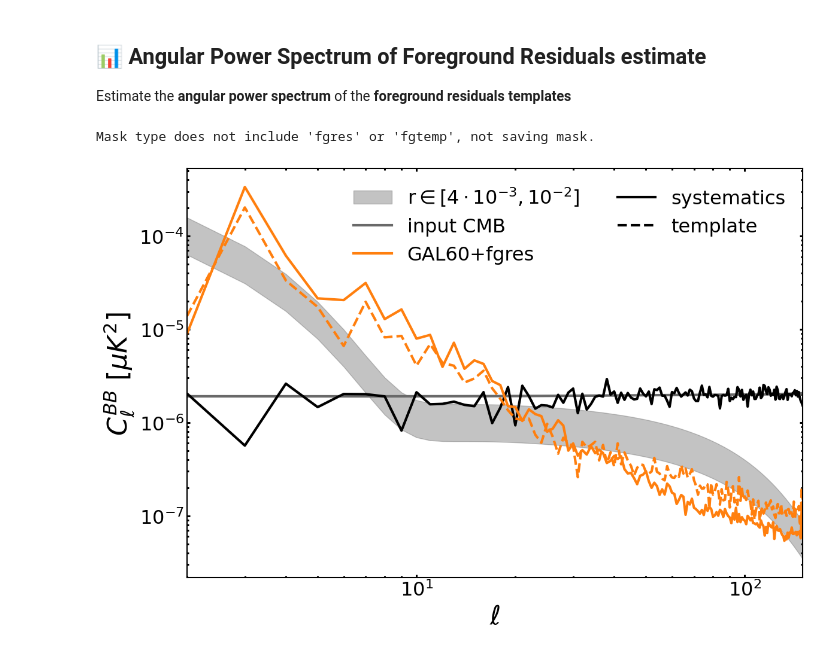
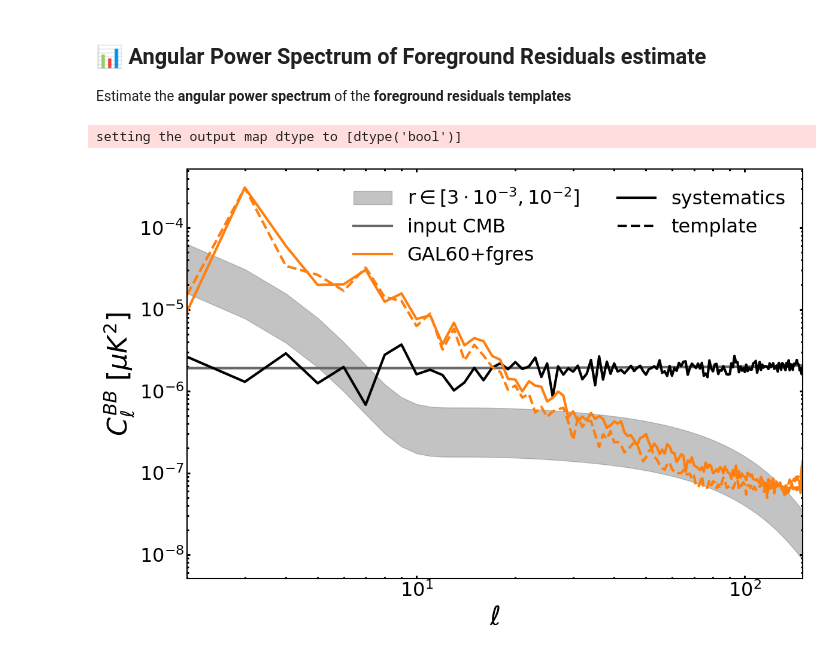
Before and after one commit to alecarones/broom, a Jupyter notebook: tutorials/tutorial_spectra.ipynb, the cells around one changed output. Saved outputs shown, nothing was run; the diff lists cells and outputs as text; code cells hidden in the pictures.

```diff
--- a/tutorials/tutorial_spectra.ipynb
+++ b/tutorials/tutorial_spectra.ipynb
@@ -267,19 +443,3 @@ Shape of each attribute is (1, 4, 1, 149)
-# %%
-# Let's import and bin the theoretical power spectrum
-b_bin = nmt.NmtBin.from_lmax_linear(config.lmax, nlb=config.delta_ell, is_Dell=config.return_Dell)
-ell = np.arange(config.lmax+1)
-
-field = 2 # we asked for BB spectrum
-
-cls_r0 = hp.read_cl(root_path + '/utils/Cls_Planck2018_lensed_r0.fits')
-cls_r0 = cls_r0[field,:config.lmax+1]
-cls_r0 = b_bin.bin_cell(cls_r0)
-
-cls_r1 = hp.fitsfunc.read_cl(root_path + '/utils/Cls_Planck2018_tensor_r1.fits')
-cls_r1_BB = cls_r1[2,:config.lmax+1]
-cls_r1_BB = b_bin.bin_cell(cls_r1_BB)
-
-ell_bin = b_bin.get_effective_ells()
 # %%
 field=0
 bmin=0
@@ -345,16 +505,16 @@ Shape of loaded outputs is (4, 149)
 Estimate the **angular power spectrum** of the **foreground residuals templates**
 # %%
 # If you want to compute also the power spectrum of fgd residuals template
-# They should be added in 'components_for_cls'
+# They should be added in 'components_for_cls' and load them from disk as other components
 
 config_cls_run = {
     'compute_spectra': [{
-    'path_method': "ilc_needlet_bias0.001/mexican_B1.3_j0j13_j14j16_j17j18_j19j39",
+    'path_method': "ilc_needlet_bias0.001/mexican_B1.3_j0j13_j14j16_j17j18_j19j39/cmb_reconstruction",
     'components_for_cls': ["output_total", "noise_residuals", "fgds_residuals", "output_cmb",
-    "fgres_templates/gilc_needlet_bias0.15_m+1_nls1-2_mexican_B1.3_j0j13_j14j16_j17j39",
-    "fgres_templates_noise/gilc_needlet_bias0.15_m+1_nls1-2_mexican_B1.3_j0j13_j14j16_j17j39"],
+    "fgres_templates/gilc_needlet_bias0.1_nuis_cmb+noise_mexican_B1.3_j0j9_j10j13_j14j16_j17j39",
+    "fgres_templates_noise/gilc_needlet_bias0.1_nuis_cmb+noise_mexican_B1.3_j0j9_j10j13_j14j16_j17j39"],
     'mask_type': "GAL60",'mask_path':"",'field_out': 'EB','apodize_mask': None, #"C1",
-    'smooth_mask': 0., 'smooth_tracer': 3., 'fsky': 0.5, 'nmt_purify_B': True,'nmt_purify_E': False,
+    'apodize_scale': 0., 'smooth_tracer': 3., 'fsky': 0.5, 'nmt_purify_B': True,'nmt_purify_E': False,
     'fgres_temp_for_masking': ''
     },
     ]}
@@ -364,7 +524,7 @@ config._store_passed_settings()   # refresh all dependent attributes
 
 cls_out = _compute_spectra(config)
 # %% [output]
-Mask type does not include 'fgres' or 'fgtemp', not saving mask.
+setting the output map dtype to [dtype('bool')]
 # %%
 field=0
 bmin=0
@@ -374,35 +534,35 @@ plt.xlabel("$\ell$", fontsize=32)
 plt.ylabel("$C_{\ell}^{BB}\ [\mu K^{2}]$", fontsize=32)
 
 # plt.ylim(1e-9, 5e-3)
 plt.xlim(config.lmin,config.lmax)
 
-plt.fill_between(ell_bin,0.004*cls_r1_BB,0.01*cls_r1_BB,color='dimgrey',alpha=0.4,label=r'r$\in [4\cdot 10^{-3},10^{-2}]$')
-
 cols=['C1','C3','C2','C4','C5','C6']
 labs=['GAL60+fgres', 'GAL60', 'GAL40', 'GAL60+fgtemp^3']
-p=plt.plot(ell_bin, cls_r0,linewidth=3.,label='input CMB',color='dimgrey')
+plt.fill_between(ell_bin,0.001*cls_r1_BB,0.004*cls_r1_BB,color='dimgrey',alpha=0.4,label=r'r$\in [3\cdot 10^{-3},10^{-2}]$')
+
+p=plt.plot(ell_bin, cls_in_BB,linewidth=3.,label='input CMB',color='dimgrey')
 p=plt.plot(ell_bin[bmin:], np.mean(cls_out.output_cmb[:,0,field,bmin:],axis=0),linewidth=3.,color='k')
 for k in range(cls_out.output_total.shape[1]):
     p=plt.plot(ell_bin[bmin:], np.mean(cls_out.fgds_residuals[:,k,field,bmin:],axis=0),linewidth=3.,label=labs[k],color=cols[k], linestyle='-')
-    p=plt.plot(ell_bin[bmin:], np.mean(cls_out.fgres_templates[:,k,field,bmin:],axis=0)-np.mean(cls_out.fgres_templates_noise[:,k,field,bmin:],axis=0),linewidth=3., linestyle='--',color=plt.gca().lines[-1].get_color())
+    p=plt.plot(ell_bin[bmin:], np.mean(cls_out.fgres_templates[:,k,field,bmin:],axis=0),linewidth=3., linestyle='--',color=plt.gca().lines[-1].get_color())
 
 plt.plot(ell_bin,-0.01*cls_r1_BB,color='k', label='systematics',linewidth=3.)
 plt.plot(ell_bin,-0.01*cls_r1_BB,color='k', linestyle='--', label='template',linewidth=3.)
 
 plt.legend(loc='upper right',ncol=2,fontsize=23,frameon=False)
 plt.tight_layout()
 
 for side in ax.spines.keys():
     ax.spines[side].set_linewidth(1.5)
 
 ax.tick_params(direction='in', which='both', labelsize = 23, width = 2.2)
 ax.yaxis.set_ticks_position('both')
 ax.xaxis.set_ticks_position('both')
 ax.xaxis.set_minor_locator(tck.AutoMinorLocator())
 ax.yaxis.set_minor_locator(tck.AutoMinorLocator())
 
 plt.yscale('log')
 plt.xscale('log')
 plt.tight_layout()
 # %% [output]
-[figure, old version]
+[figure, new version]
```
Also changed, not shown: parts of 14 cells of this notebook.
